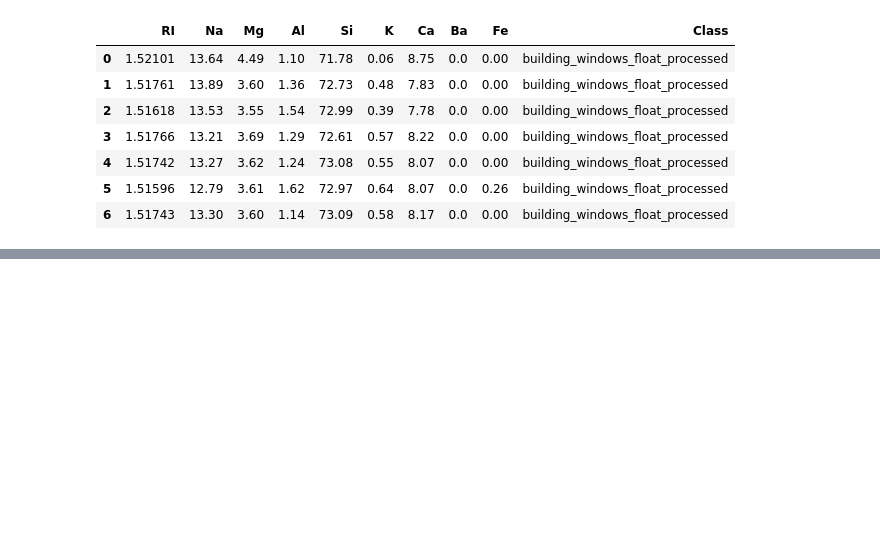
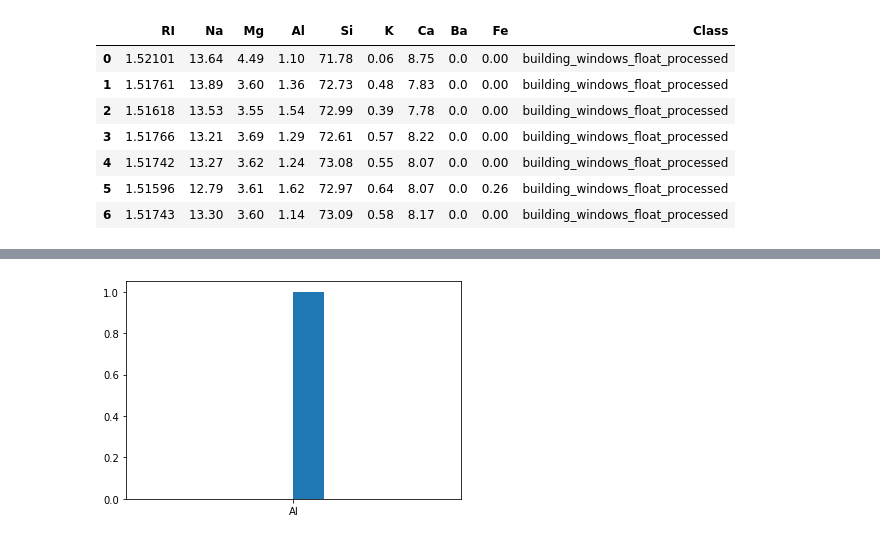
Before and after one commit to vorotnikov-nikita/PrPrPr, a Jupyter notebook: Praktica.ipynb, the cells around one changed output, grey strips where cells are left out. Saved outputs shown, nothing was run; the diff lists cells and outputs as text; code cells hidden in the pictures; blank space fills up the shorter version.

```diff
--- a/Praktica.ipynb
+++ b/Praktica.ipynb
@@ -69,0 +97,6 @@ memory usage: 16.8+ KB
+# %%
+col = 'Al'
+plt.hist(col)
+plt.show()
+# %% [output]
+[figure, added]
```
Also changed, not shown: parts of 41 cells of this notebook.
